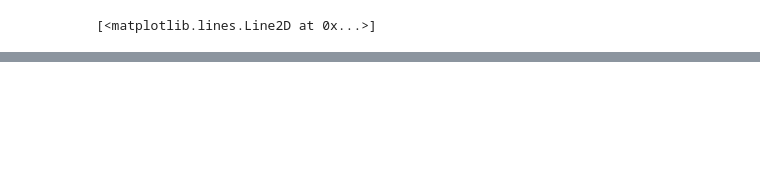
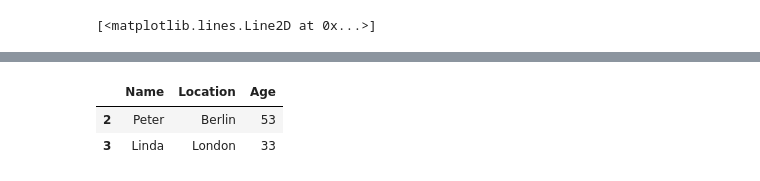
Before and after one commit to McCarthey/py-practice, a Jupyter notebook: ML/test.ipynb, the cells around one changed output, grey strips where cells are left out. Saved outputs shown, nothing was run; the diff lists cells and outputs as text; code cells hidden in the pictures; blank space fills up the shorter version.

```diff
--- a/ML/test.ipynb
+++ b/ML/test.ipynb
@@ -26,0 +27,6 @@ print(data_pandas)
+# %%
+display(data_pandas[data_pandas.Age > 30])
+# %% [output]
+|  | Name | Location | Age |
+| 2 | Peter | Berlin | 53 |
+| 3 | Linda | London | 33 |
```
Also changed, not shown: parts of 1 cell of this notebook.
